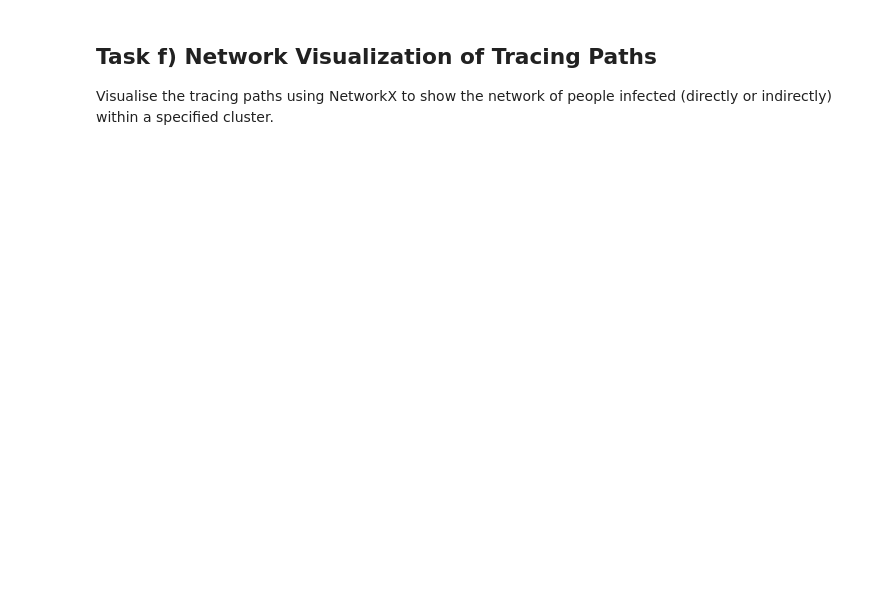
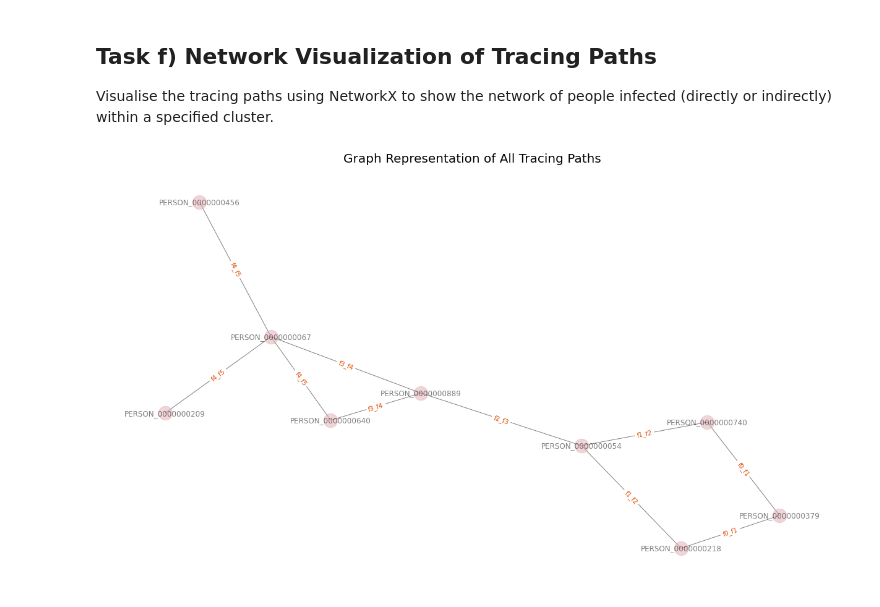
Before and after one commit to ljueyii/data_engineering_projects, a Jupyter notebook: COVID-19 TraceID Cluster Analysis/src/COVID-19 TraceID Cluster Analysis.ipynb, the cells around one changed output. Saved outputs shown, nothing was run; the diff lists cells and outputs as text; code cells hidden in the pictures; blank space fills up the shorter version.

```diff
--- a/COVID-19 TraceID Cluster Analysis/src/COVID-19 TraceID Cluster Analysis.ipynb
+++ b/COVID-19 TraceID Cluster Analysis/src/COVID-19 TraceID Cluster Analysis.ipynb
@@ -185,8 +407,13 @@ df_f0_f5_noDupli
 def GetTracingPaths(personID, traceID):
     cluster = df_f0_f5_noDupli.loc[(df_f0_f5_noDupli['trace_id'] == traceID)]
     tracingPath = cluster[cluster.isin([personID]).any(axis=1)].reset_index(drop=True)
-    tracingPath_final = tracingPath[['f0','f1','f2','f3','f4','f5']]
-    tracingPath_final.sort_values(by=['f0','f1','f2','f3'], inplace=True)
+
+    # Create a copy to avoid the SettingWithCopyWarning
+    tracingPath_final = tracingPath[['f0', 'f1', 'f2', 'f3', 'f4', 'f5']].copy()
+
+    # Sort the DataFrame
+    tracingPath_final.sort_values(by=['f0', 'f1', 'f2', 'f3'], inplace=True)
+
     return tracingPath_final.reset_index(drop=True)
 # %%
 GetTracingPaths('PERSON_0000000067','TRACE_PERSON_0000000379')
@@ -237,30 +498,33 @@ Visualise the tracing paths using NetworkX to show the network of people infecte
 # %%
 import itertools
 import copy
 import networkx as nx
 import pandas as pd
 import matplotlib.pyplot as plt
 
 edgelist = GetTracingPaths('PERSON_0000000067','TRACE_PERSON_0000000379')
 
 TracingPathGraph = nx.Graph()
 for i, elrow in edgelist.iterrows():
     TracingPathGraph.add_edge(elrow[0], elrow[1], label='f0_f1')
     TracingPathGraph.add_edge(elrow[1], elrow[2], label='f1_f2')
     TracingPathGraph.add_edge(elrow[2], elrow[3], label='f2_f3')
     TracingPathGraph.add_edge(elrow[3], elrow[4], label='f3_f4')
     TracingPathGraph.add_edge(elrow[4], elrow[5], label='f4_f5')
 
-edge_list = list(TracingPathGraph.edges(data=True))
-g_cpp = nx.Graph(edge_list)
+pos = nx.spring_layout(TracingPathGraph, seed=2564973113)
+
+mirrored_pos = {node: (-x, y) for node, (x, y) in pos.items()}
 
 plt.figure(figsize=(17, 10))
 plt.title('Graph Representation of All Tracing Paths', size=20)
 
-edge_labels = nx.get_edge_attributes(g_cpp, 'label')
-nx.draw(TracingPathGraph, pos=nx.spring_layout(TracingPathGraph,seed=2564973113) , node_size=500, node_color= '#e3acb3', alpha=0.5, with_labels=True)
-nx.draw_networkx_edge_labels(g_cpp, pos=nx.spring_layout(TracingPathGraph,seed=2564973113), edge_labels=edge_labels, font_color= '#e14b00', with_labels=True)
+edge_labels = nx.get_edge_attributes(TracingPathGraph, 'label')
+nx.draw(TracingPathGraph, pos=mirrored_pos, node_size=500, node_color='#e3acb3', alpha=0.5, with_labels=True)
+nx.draw_networkx_edge_labels(TracingPathGraph, pos=mirrored_pos, edge_labels=edge_labels, font_color='#e14b00')
 
 plt.tight_layout()
 plt.axis("off")
 plt.show()
+# %% [output]
+[figure, added]
```
Also changed, not shown: parts of 36 cells of this notebook, 2 other files.
